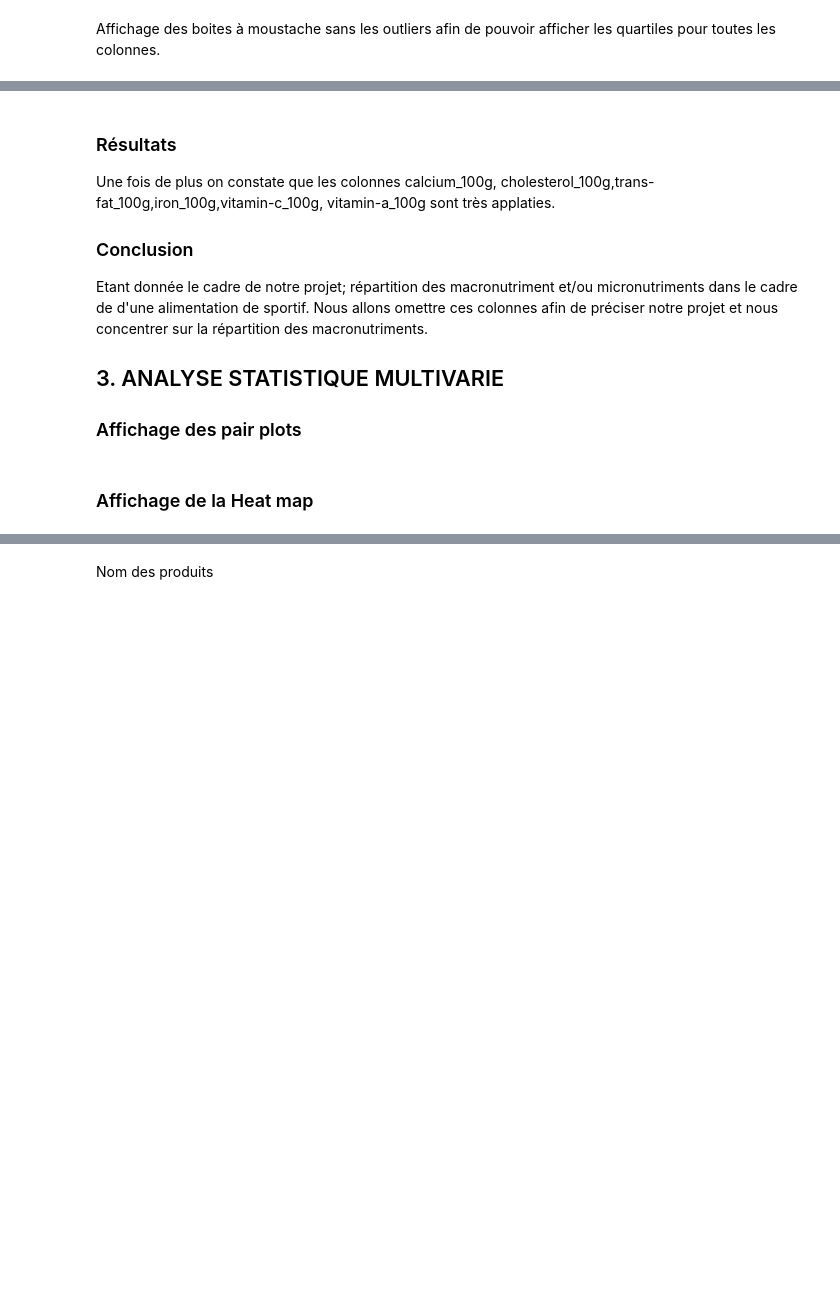
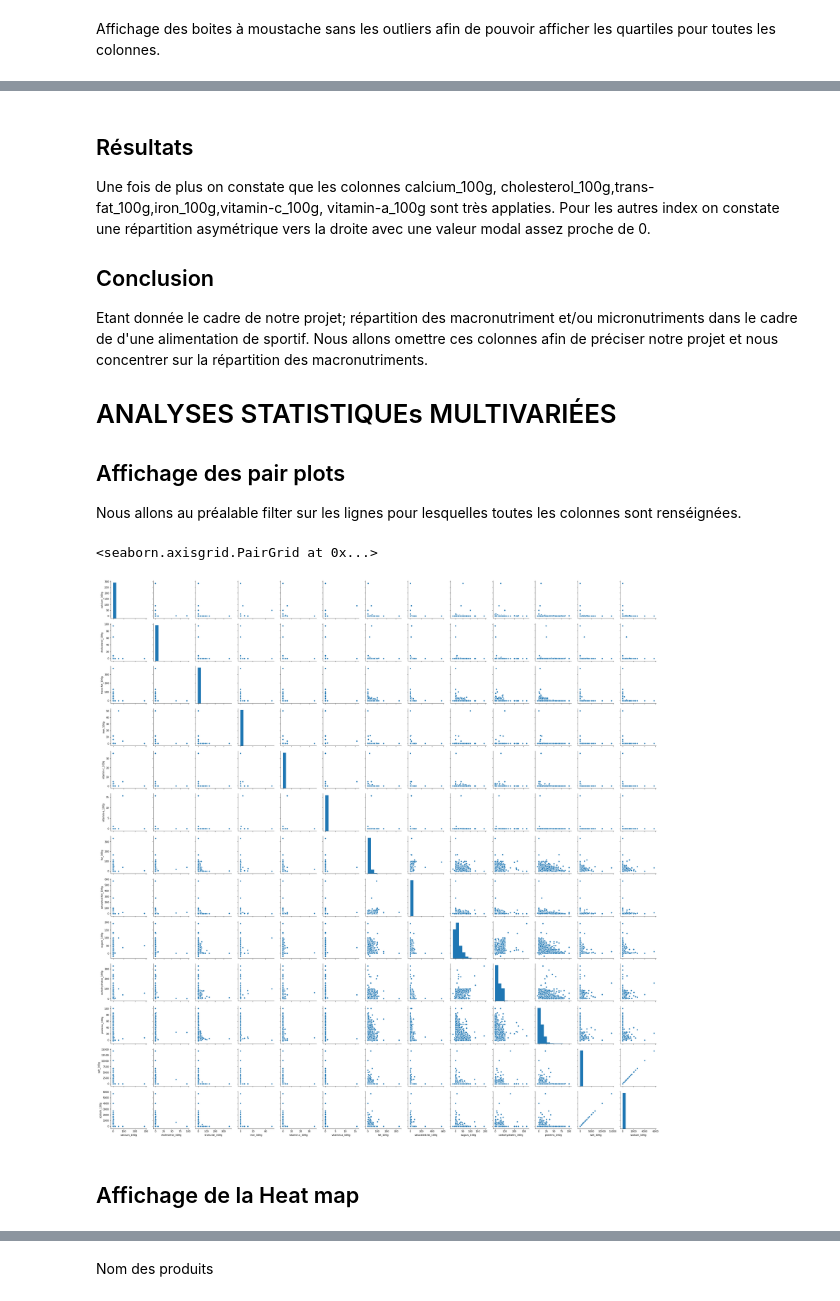
Before and after one commit to asaidomar/openclassrooms_projet3, a Jupyter notebook: projet3/main.ipynb, the cells around one changed output, grey strips where cells are left out. Saved outputs shown, nothing was run; the diff lists cells and outputs as text; code cells hidden in the pictures; blank space fills up the shorter version.

```diff
--- a/projet3/main.ipynb
+++ b/projet3/main.ipynb
@@ -420,12 +419,13 @@ for i, s in enumerate(categs):
 # %% [markdown]
-### Résultats
-Une fois de plus on constate que les colonnes calcium_100g, cholesterol_100g,trans-fat_100g,iron_100g,vitamin-c_100g, vitamin-a_100g sont très applaties.
+## Résultats
+Une fois de plus on constate que les colonnes calcium_100g, cholesterol_100g,trans-fat_100g,iron_100g,vitamin-c_100g, vitamin-a_100g sont très applaties. Pour les autres index on constate une répartition asymétrique vers la droite avec une valeur modal assez proche de 0.
 
-### Conclusion
+## Conclusion
 Etant donnée le cadre de notre projet; répartition des macronutriment et/ou micronutriments dans le cadre de d'une alimentation de sportif.
 Nous allons omettre ces colonnes afin de préciser notre projet et nous concentrer sur la répartition des macronutriments.
 
 
-## 3. ANALYSE STATISTIQUE MULTIVARIE
+# ANALYSES STATISTIQUEs MULTIVARIÉES
 
-### Affichage des pair plots
+## Affichage des pair plots
+Nous allons au préalable filter sur les lignes pour lesquelles toutes les colonnes sont renséignées.
@@ -434,3 +432,9 @@ sns.pairplot(data_df[all_columns])
+# %%
+completed_data = data_df[utils.make_filter(data_df[all_columns], *all_columns)]
+sns.pairplot(completed_data[all_columns])
+# %% [output]
+<seaborn.axisgrid.PairGrid at 0x...>
+[figure, added]
 # %% [markdown]
-### Affichage de la Heat map
+## Affichage de la Heat map
 # %%
```
Also changed, not shown: parts of 40 cells of this notebook, 3 other files.
